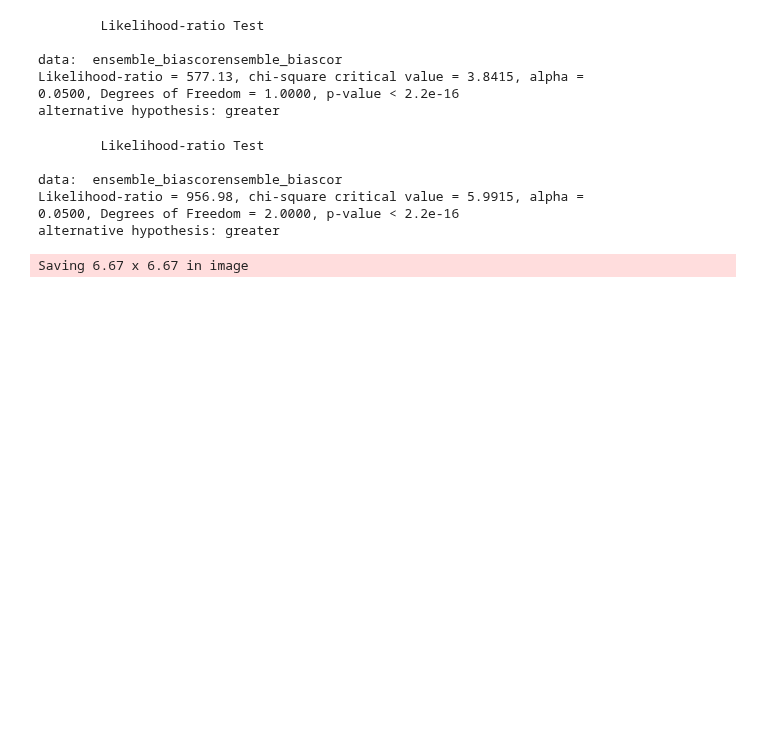
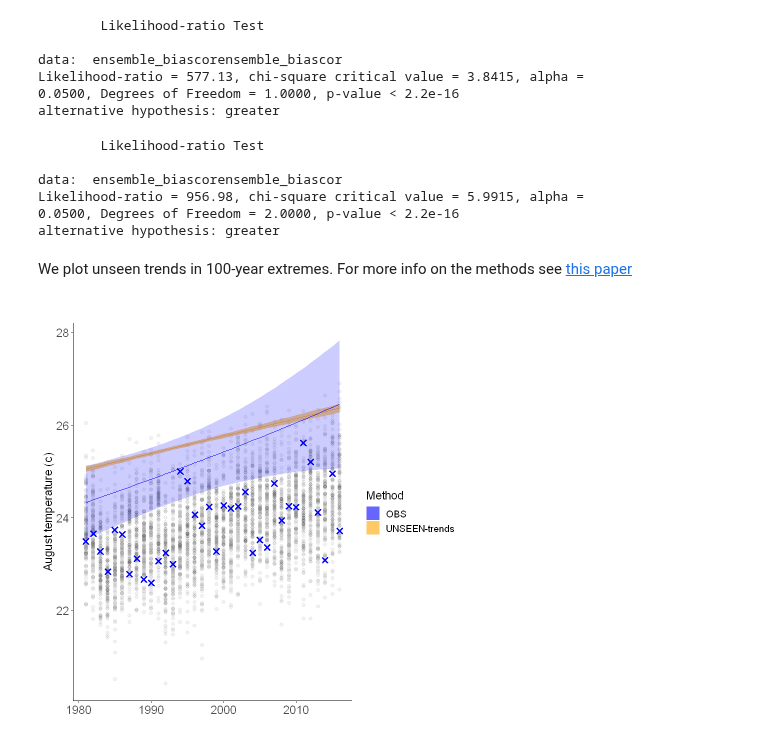
Before and after one commit to ECMWFCode4Earth/UNSEEN-open, a Jupyter notebook: doc/Notebooks/examples/California_Fires.ipynb, the cells around one changed output. Drawn from its saved outputs; the diff is of its cells as text; code cells hidden in the pictures; blank space fills up the shorter version.

```diff
--- a/doc/Notebooks/examples/California_Fires.ipynb
+++ b/doc/Notebooks/examples/California_Fires.ipynb
@@ -427,23 +335,15 @@ unseen_trends1 <- function(ensemble, obs, x_ens, x_obs, covariate_ens, covariate
+# %% [markdown]
+We plot unseen trends in 100-year extremes. For more info on the methods see [this paper](https://doi.org/10.31223/osf.io/hyxeq)
 # %%
-p <- Plot_non_stationary1(ensemble = ensemble_biascor,
+p1 <- unseen_trends1(ensemble = ensemble_biascor,
                      x_ens = year_vector,
                      x_obs = 1981:2016,
                      rp = 100,
                      obs = obs,
                      covariate_ens = covariate_ens,
                      covariate_obs = c(1:36),
                      GEV_type = 'GEV',
                      ylab = 'August temperature (c)')
-
-p <- p +
-  theme(
-      axis.text = element_text(colour = "black"),
-#       panel.border = element_blank(),
-#       panel.background = element_rect(fill = "transparent"), # bg of the panel
-#         plot.background = element_rect(fill = "transparent", color = NA), # bg of the plot
-        rect = element_rect(fill = "transparent") # all rectangles
-      )
-
-ggsave(p, filename = "graphs/Calif_trends1.png",  bg = "transparent")
+p1
 # %% [output]
-Saving 6.67 x 6.67 in image
+[figure, added]
```
Also changed, not shown: parts of 23 cells of this notebook, 1 other file.
